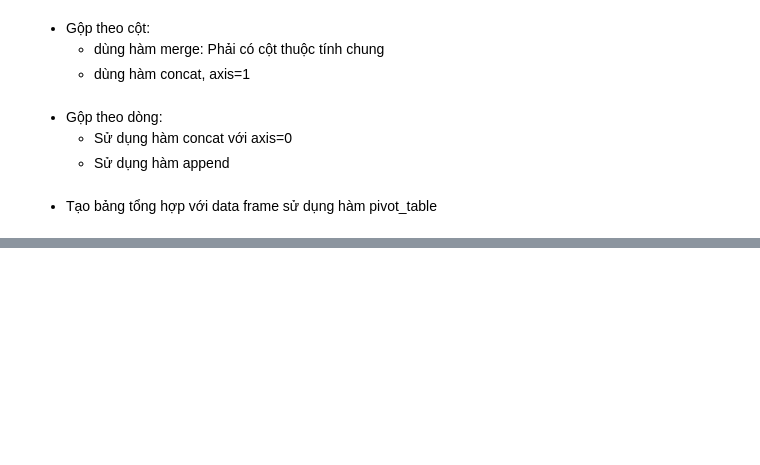
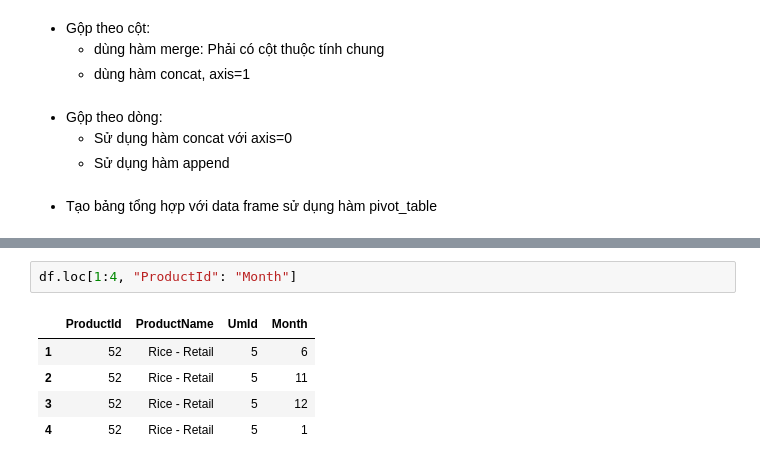
Before and after one commit to hainmit09/DataAnalysis, a Jupyter notebook: Bài_2_Pandas_2.ipynb, the cells around one changed output, grey strips where cells are left out. Drawn from its saved outputs; the diff is of its cells as text; blank space fills up the shorter version.

```diff
--- a/Bài_2_Pandas_2.ipynb
+++ b/Bài_2_Pandas_2.ipynb
@@ -662,0 +695,8 @@ Dữ liệu thì có thể được gộp theo dòng hoặc theo cột
+# %%
+df.loc[1:4, "ProductId": "Month"]
+# %% [output]
+|  | ProductId | ProductName | UmId | Month |
+| 1 | 52 | Rice - Retail | 5 | 6 |
+| 2 | 52 | Rice - Retail | 5 | 11 |
+| 3 | 52 | Rice - Retail | 5 | 12 |
+| 4 | 52 | Rice - Retail | 5 | 1 |
```
Also changed, not shown: parts of 10 cells of this notebook.
